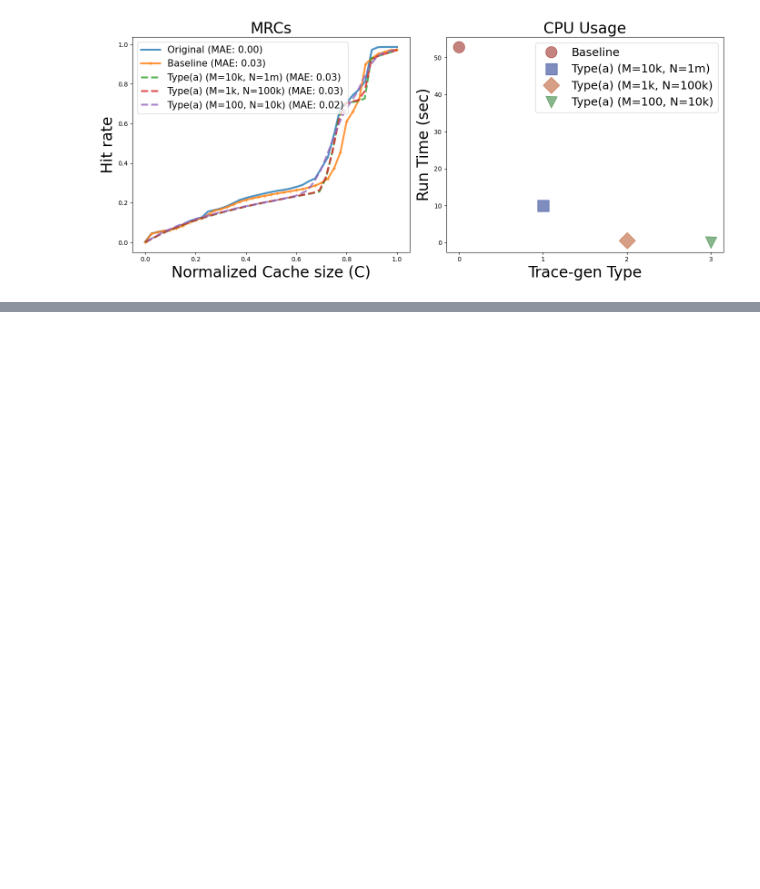
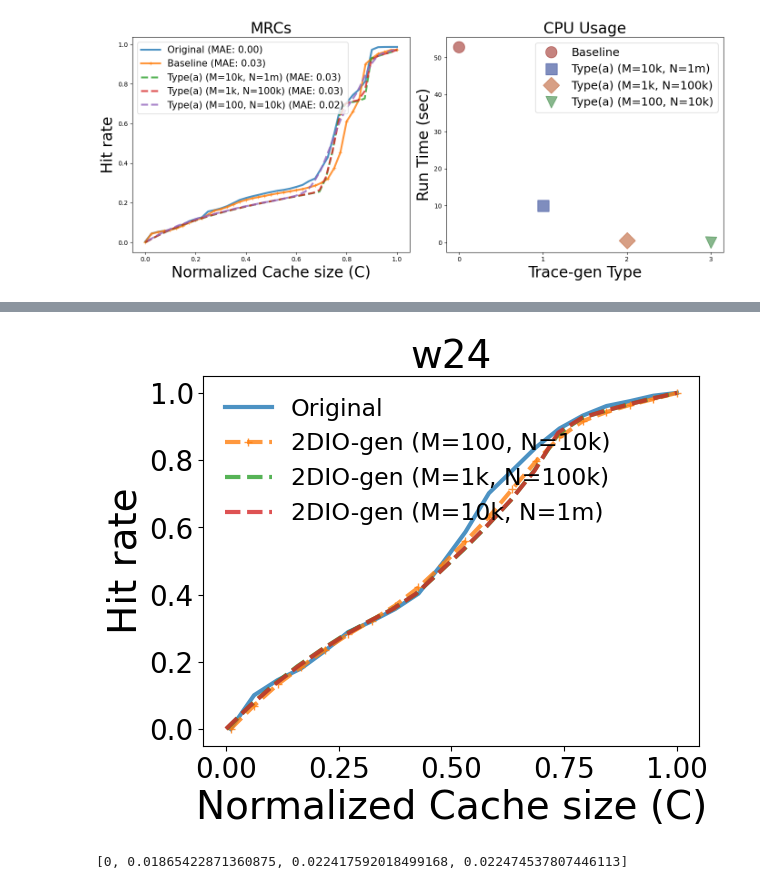
Before and after one commit to Effygal/trace-gen, a Jupyter notebook: performance.ipynb, the cells around one changed output, grey strips where cells are left out. Saved outputs shown, nothing was run; the diff lists cells and outputs as text; code cells hidden in the pictures; blank space fills up the shorter version.

Commit message:
Add separate scalability test to M and N to performance.ipynb

```diff
--- a/performance.ipynb
+++ b/performance.ipynb
@@ -93,3 +96,8 @@ def plot_mrcs(cs, lrus, names, title, location='upper left'):
+# %%
+def mae(hr1, hr2):
+    return np.mean(np.abs(hr1 - hr2))
+def norm(data):
+    return (data - np.min(data)) / (np.max(data) - np.min(data))
 # %%
 f82 = tg.fgen(100, [12,13,19],1e-3)
 # %%
@@ -673,0 +684,29 @@ plot_mrcs([c_82, c_ta3_82, c_ta2_82, c_ta1_82], [hr_82, hr_ta3_82, hr_ta2_82, hr
+# %%
+# w24
+w24 = load_trace_w('w24')
+f24 = tg.fgen(30, np.array([1,2]),5e-3)
+g24 = tg.TraceGenerator(100, 10000)
+t24_100_10k = g24.gen_from_pdf(f24, 0.45)
+np.savetxt(f'traces/w24_100_10k.txt', t24_100_10k, fmt='%d')
+c24_100_10k, hr24_100_10k = mrc(t24_100_10k)
+np.savetxt(f'../data/performance/c24_100_10k.txt', c24_100_10k, fmt='%d')
+np.savetxt(f'../data/performance/hr24_100_10k.txt', hr24_100_10k, fmt='%f')
+g24 = tg.TraceGenerator(1000, 100000)
+t24_1k_100k = g24.gen_from_pdf(f24, 0.45)
+np.savetxt(f'traces/w24_1k_100k.txt', t24_1k_100k, fmt='%d')
+c24_1k_100k, hr24_1k_100k = mrc(t24_1k_100k)
+np.savetxt(f'../data/performance/c24_1k_100k.txt', c24_1k_100k, fmt='%d')
+np.savetxt(f'../data/performance/hr24_1k_100k.txt', hr24_1k_100k, fmt='%f')
+g24 = tg.TraceGenerator(10000, 1000000)
+t24_10k_1m = g24.gen_from_pdf(f24, 0.45)
+np.savetxt(f'traces/w24_10k_1m.txt', t24_10k_1m, fmt='%d')
+c24_10k_1m, hr24_10k_1m = mrc(t24_10k_1m)
+np.savetxt(f'../data/performance/c24_10k_1m.txt', c24_10k_1m, fmt='%d')
+np.savetxt(f'../data/performance/hr24_10k_1m.txt', hr24_10k_1m, fmt='%f')
+
+c24 = np.loadtxt('../data/LRU/w24_c.txt', dtype=np.int32)
+hr24 = np.loadtxt('../data/LRU/w24_lru_hr.txt', dtype=np.float32)
+plot_mrcs([c24, c24_100_10k, c24_1k_100k, c24_10k_1m], [norm(hr24), norm(hr24_100_10k), norm(hr24_1k_100k), norm(hr24_10k_1m)], ['Original', '2DIO-gen (M=100, N=10k)', '2DIO-gen (M=1k, N=100k)', '2DIO-gen (M=10k, N=1m)'], 'w24', location='upper left')
+# %% [output]
+[figure, added]
+[0, 0.01865422871360875, 0.022417592018499168, 0.022474537807446113]
```
Also changed, not shown: parts of 32 cells of this notebook, 3 other files.
